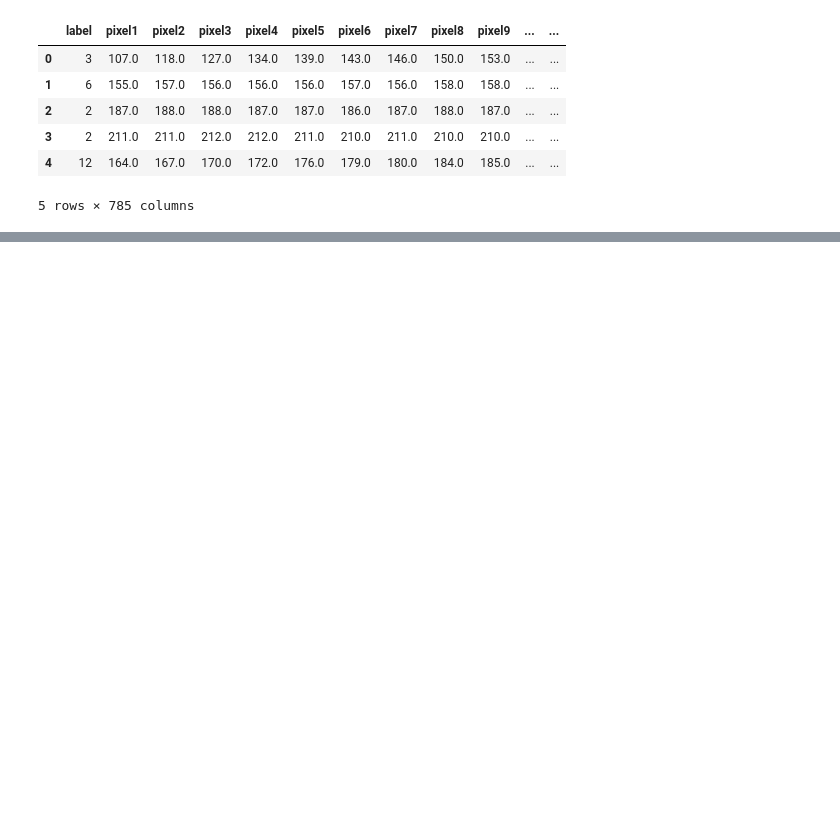
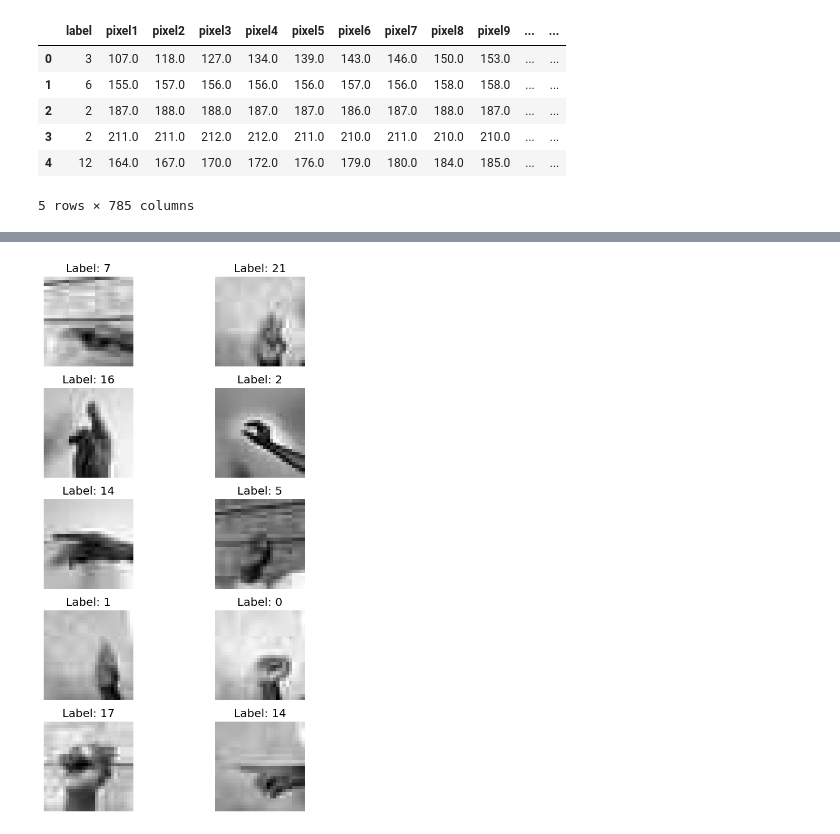
Before and after one commit to JamesMbeti/KSL-FINGERSPELLING-RECOGNITION, a Jupyter notebook: CNN2.ipynb, the cells around one changed output, grey strips where cells are left out. Cells and saved outputs as stored; diff of their text form; code cells hidden in the pictures; blank space fills up the shorter version.

```diff
--- a/CNN2.ipynb
+++ b/CNN2.ipynb
@@ -155,0 +204,23 @@ train.head()
+# %%
+# Displaying the last 10 images
+pixel_columns = train.columns[1:]  # Exclude the label column
+pixel_values = train[pixel_columns].values
+labels = train['label'].values
+
+# Get the last 10 images
+last_10_images = pixel_values[-10:]
+last_10_labels = labels[-10:]
+
+# Create subplots
+fig, axes = plt.subplots(nrows=5, ncols=2, figsize=(8, 10))
+
+# Display images
+for i, ax in enumerate(axes.flat):
+    pixel_array = last_10_images[i].reshape(28, 28)  # Assuming the original image size is 28x28
+    ax.imshow(pixel_array, cmap='gray')
+    ax.set_title('Label: ' + str(last_10_labels[i]))
+    ax.axis('off')
+plt.tight_layout()
+plt.show()
+# %% [output]
+[figure, added]
```
Also changed, not shown: parts of 17 cells of this notebook.
